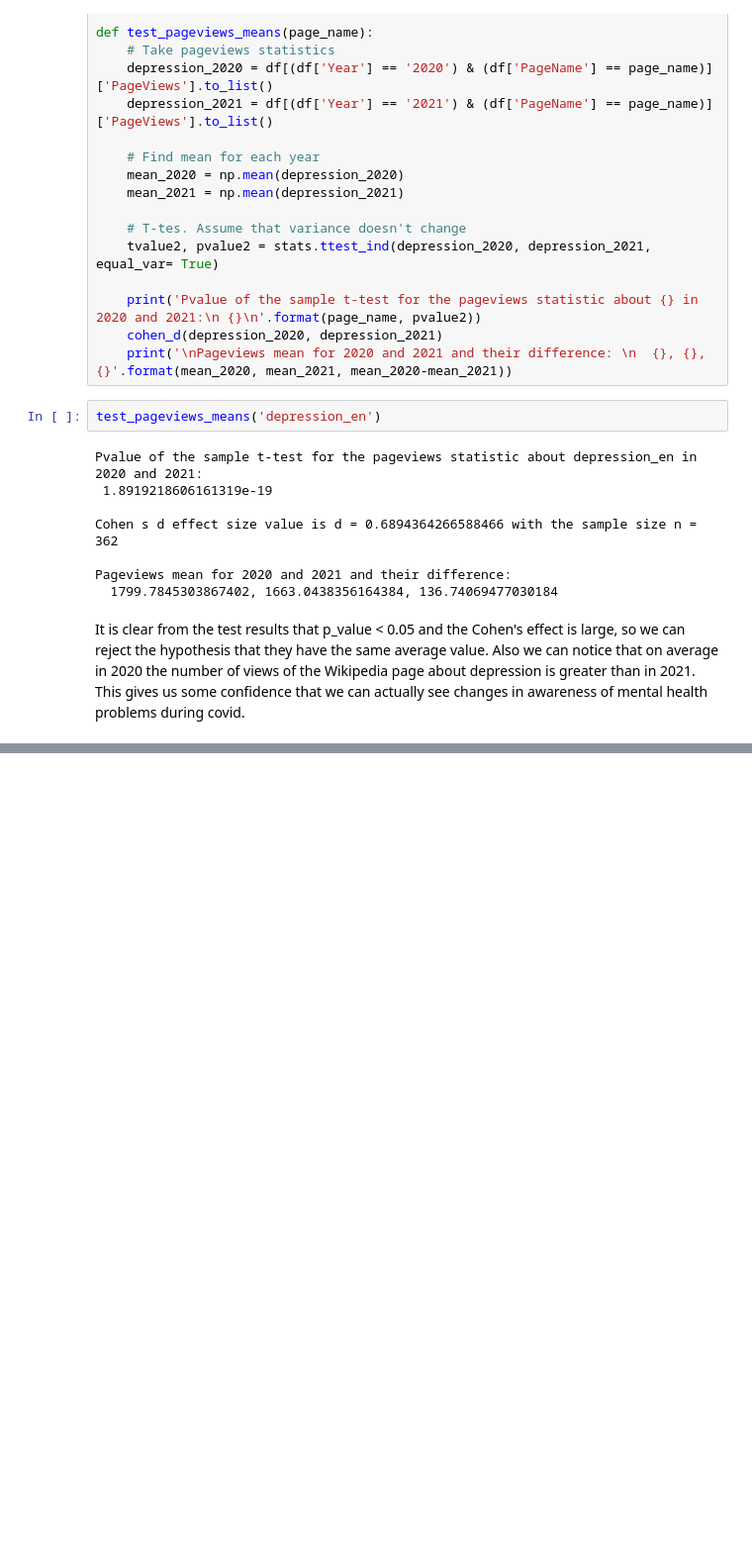
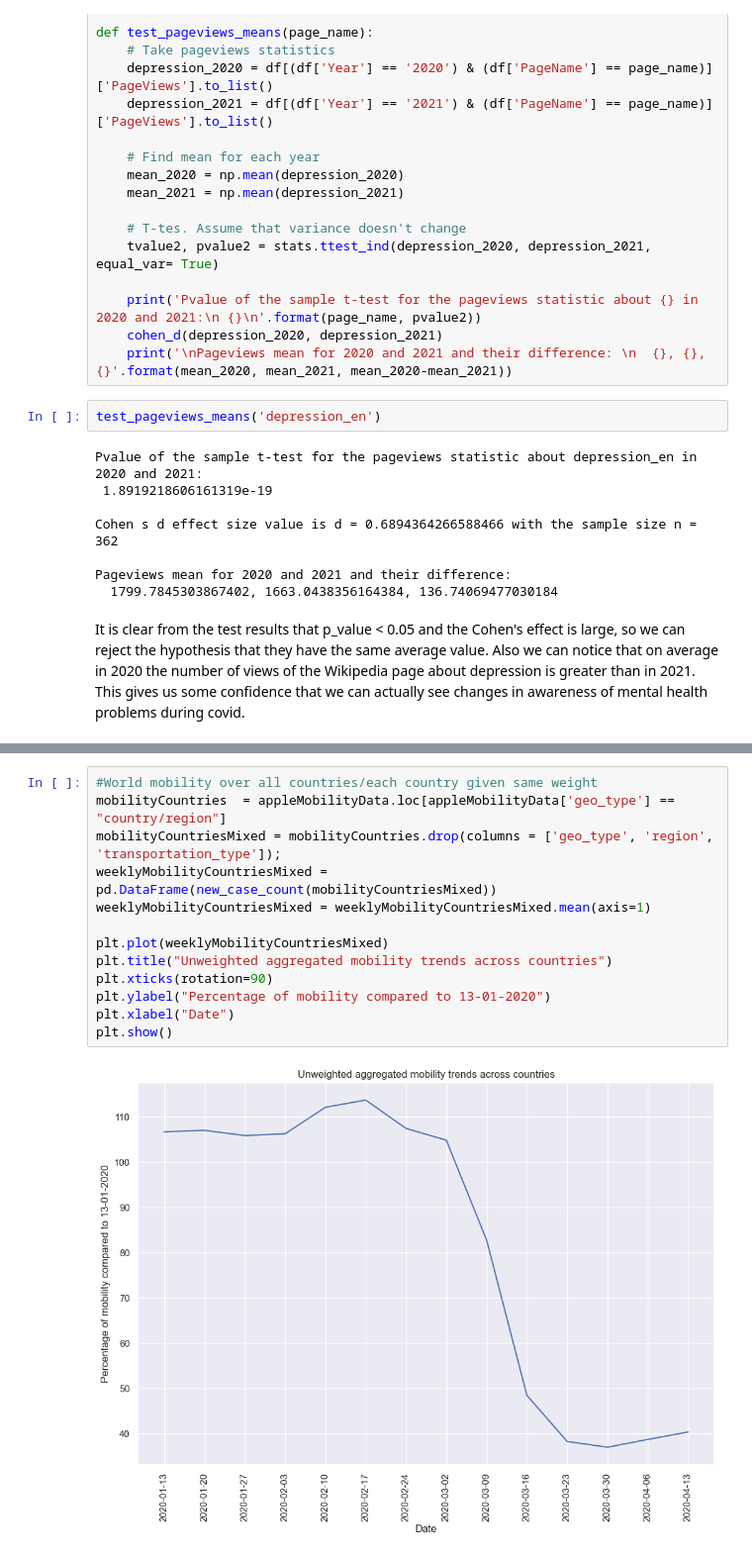
Before and after one commit to epfl-ada/ada-2022-project-adamsleg, a Jupyter notebook: main.ipynb, the cells around one changed output, grey strips where cells are left out. Shown at 99% size. Cells and saved outputs as stored; diff of their text form; blank space fills up the shorter version.

```diff
--- a/main.ipynb
+++ b/main.ipynb
@@ -733,0 +825,15 @@ It is clear from the test results that p_value < 0.05 and  the Cohen's effect is
+# %%
+#World mobility over all countries/each country given same weight
+mobilityCountries  = appleMobilityData.loc[appleMobilityData['geo_type'] == "country/region"]
+mobilityCountriesMixed = mobilityCountries.drop(columns = ['geo_type', 'region', 'transportation_type']);
+weeklyMobilityCountriesMixed = pd.DataFrame(new_case_count(mobilityCountriesMixed))
+weeklyMobilityCountriesMixed = weeklyMobilityCountriesMixed.mean(axis=1)
+
+plt.plot(weeklyMobilityCountriesMixed)
+plt.title("Unweighted aggregated mobility trends across countries")
+plt.xticks(rotation=90)
+plt.ylabel("Percentage of mobility compared to 13-01-2020")
+plt.xlabel("Date")
+plt.show()
+# %% [output]
+[figure, added]
```
Also changed, not shown: parts of 32 cells of this notebook.
